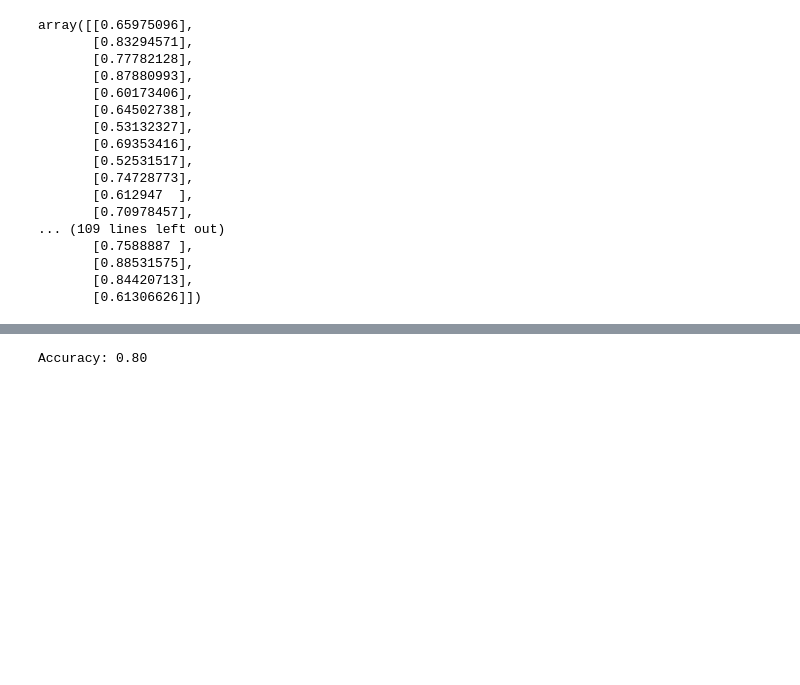
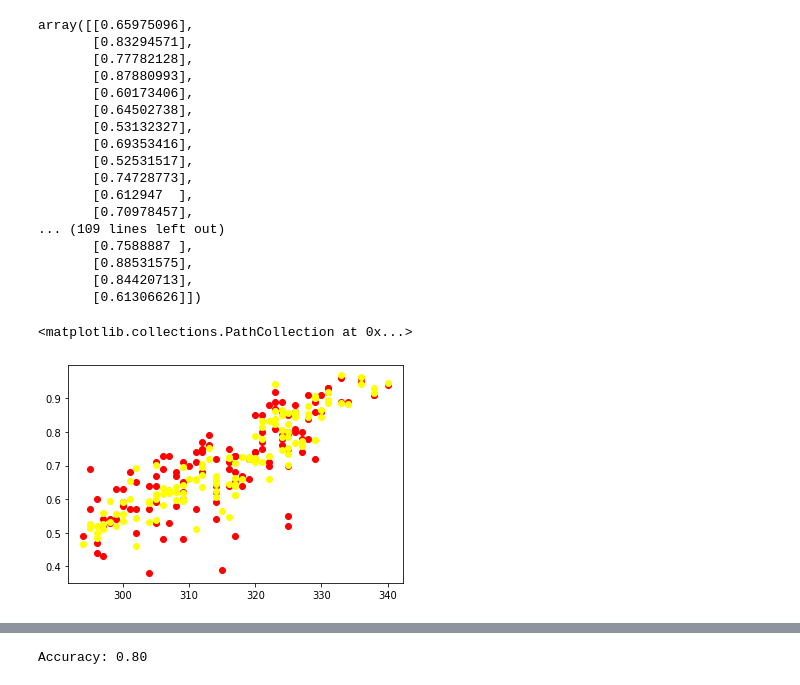
Before and after one commit to aadityadamle/Admit-Prediction, a Jupyter notebook: Admit_Prediction.ipynb, the cells around one changed output, grey strips where cells are left out. Drawn from its saved outputs; the diff is of its cells as text; code cells hidden in the pictures; blank space fills up the shorter version.

```diff
--- a/Admit_Prediction.ipynb
+++ b/Admit_Prediction.ipynb
@@ -101,3 +116,9 @@ array([[0.65975096],
        [0.88531575],
        [0.84420713],
        [0.61306626]])
+# %%
+plt.scatter(X_test["GRE Score"],Y_test, color = "red")
+plt.scatter(X_test["GRE Score"], prediction_of_Y, color='yellow')
+# %% [output]
+<matplotlib.collections.PathCollection at 0x...>
+[figure, added]
```
Also changed, not shown: parts of 7 cells of this notebook.
